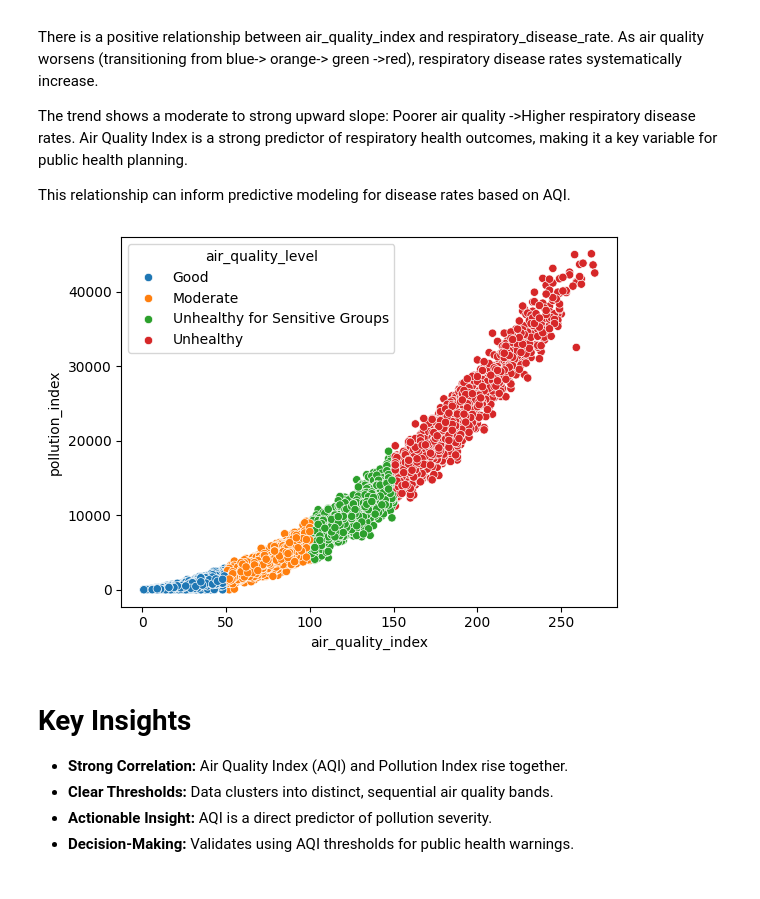
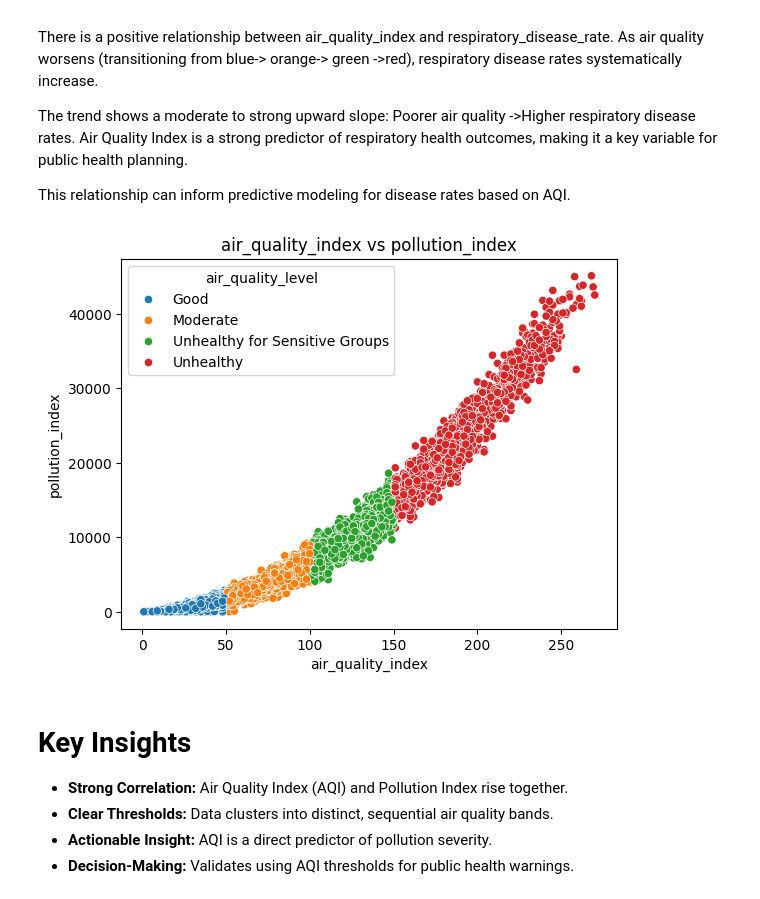
Before and after one commit to Kapilgr/climate_health, a Jupyter notebook: Data_Science_Project.ipynb, the cells around one changed output. Saved outputs shown, nothing was run; the diff lists cells and outputs as text; code cells hidden in the pictures.

```diff
--- a/Data_Science_Project.ipynb
+++ b/Data_Science_Project.ipynb
@@ -12,5 +12,5 @@ warnings.filterwarnings('ignore')
 # %%
-df=pd.read_csv('climate_health.csv',index_col='record_id')
+df=pd.read_csv('original_dataset.csv',index_col='record_id') # making first column as index column bcs it is record id.
 df
 # %% [output]
 |  | country_code | country_name | region | income_level | date | year | month | week | latitude | ... |
@@ -669,10 +669,11 @@ Air Quality Index is a strong predictor of respiratory health outcomes, making i
 
 This relationship can inform predictive modeling for disease rates based on AQI.
 # %%
-sns.scatterplot(data=df, x='air_quality_index', y= 'pollution_index',hue='air_quality_level')
+sns.scatterplot(data=df, x='air_quality_index', y= 'pollution_index', hue='air_quality_level')
+plt.title('air_quality_index vs pollution_index')
 plt.show()
 # %% [output]
-[figure, old version]
+[figure, new version]
 # %% [markdown]
 # Key Insights
 - **Strong Correlation:** Air Quality Index (AQI) and Pollution Index rise together.
```
Also changed, not shown: parts of 20 cells of this notebook, 3 other files.
